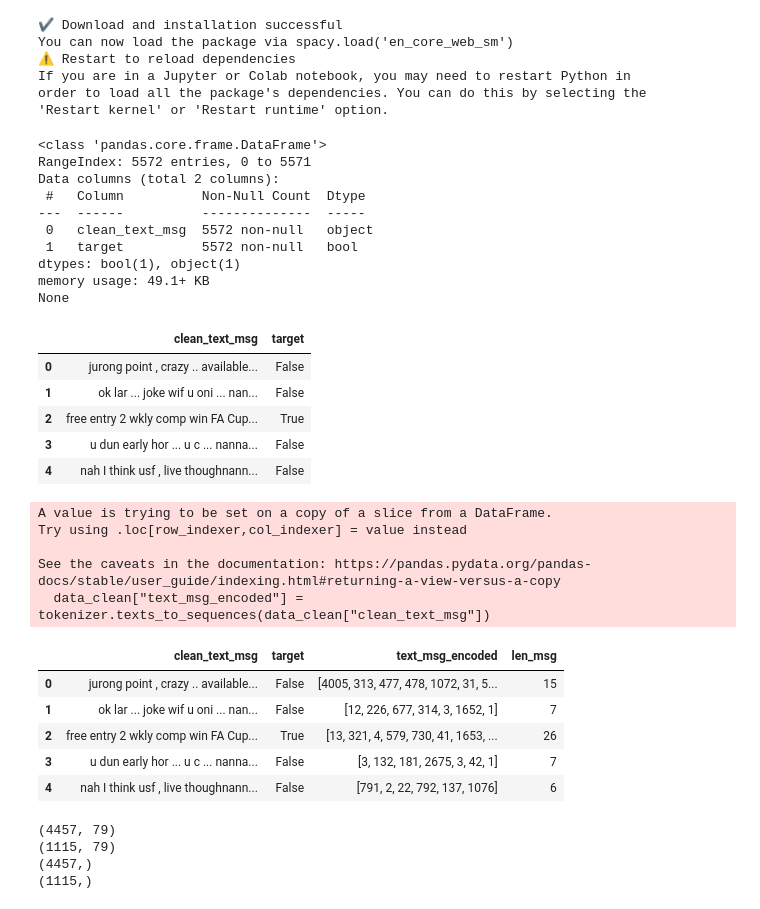
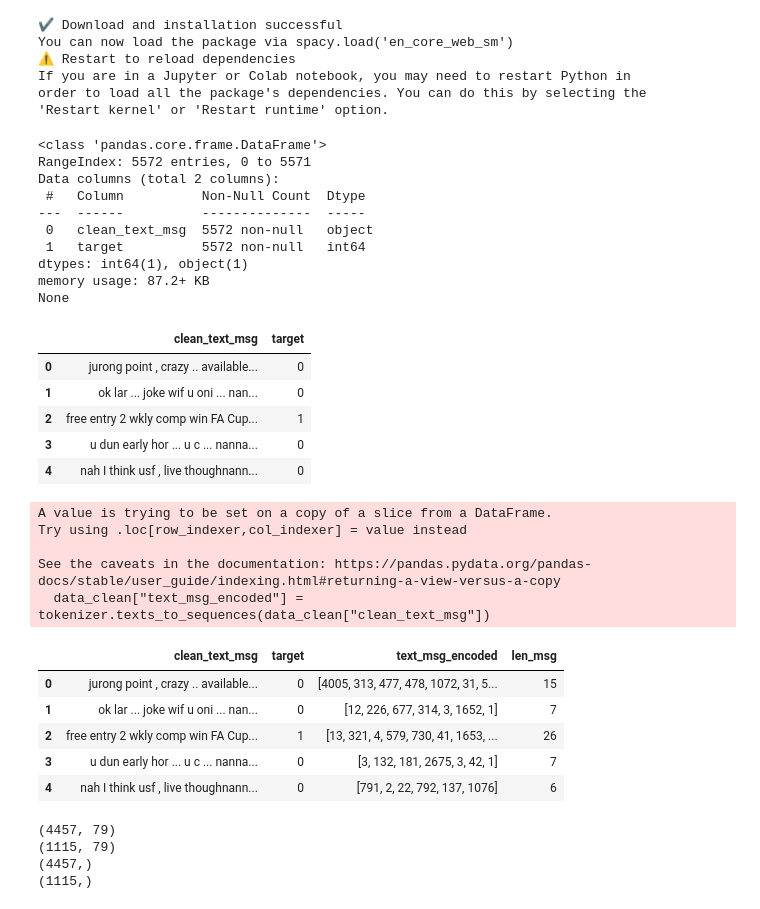
Before and after one commit to Mathias-Samson/Data_Science_Full_Stack_03-24, a Jupyter notebook: 06_DEEP_LEARNING_At&t/AT&T_deliverable_01.ipynb, the cells around one changed output. Drawn from its saved outputs; the diff is of its cells as text; code cells hidden in the pictures.

```diff
--- a/06_DEEP_LEARNING_At&t/AT&T_deliverable_01.ipynb
+++ b/06_DEEP_LEARNING_At&t/AT&T_deliverable_01.ipynb
@@ -136,29 +148,30 @@ from spacy.lang.en.stop_words import STOP_WORDS
 # %%
 # preprocessing text messages to be able to train the model
 
 dataset["clean_text_msg"] = dataset["text_msg"].apply(lambda x:''.join(ch for ch in x if ch.isalnum() or ch==" "))
 dataset["clean_text_msg"] = dataset["text_msg"].apply(lambda x: x.replace(" +"," ").lower().strip())
 dataset["clean_text_msg"] = dataset["text_msg"].apply(lambda x: " ".join([token.lemma_ for token in nlp(x) if (token.lemma_ not in STOP_WORDS) & (token.text not in STOP_WORDS)]))
+dataset["target"] = dataset["target"].astype("int")
 data_clean = dataset[["clean_text_msg","target"]]
 print(data_clean.info())
 data_clean.head()
 # %% [output]
 <class 'pandas.core.frame.DataFrame'>
 RangeIndex: 5572 entries, 0 to 5571
 Data columns (total 2 columns):
  #   Column          Non-Null Count  Dtype
 ---  ------          --------------  -----
  0   clean_text_msg  5572 non-null   object
- 1   target          5572 non-null   bool
-dtypes: bool(1), object(1)
-memory usage: 49.1+ KB
+ 1   target          5572 non-null   int64
+dtypes: int64(1), object(1)
+memory usage: 87.2+ KB
 None
 |  | clean_text_msg | target |
-| 0 | jurong point , crazy .. available... | False |
-| 1 | ok lar ... joke wif u oni ... nan... | False |
-| 2 | free entry 2 wkly comp win FA Cup... | True |
-| 3 | u dun early hor ... u c ... nanna... | False |
-| 4 | nah I think usf , live thoughnann... | False |
+| 0 | jurong point , crazy .. available... | 0 |
+| 1 | ok lar ... joke wif u oni ... nan... | 0 |
+| 2 | free entry 2 wkly comp win FA Cup... | 1 |
+| 3 | u dun early hor ... u c ... nanna... | 0 |
+| 4 | nah I think usf , live thoughnann... | 0 |
 # %%
 # Tokenizing the text messages
 
@@ -175,10 +188,10 @@ Try using .loc[row_indexer,col_indexer] = value instead
 See the caveats in the documentation: https://pandas.pydata.org/pandas-docs/stable/user_guide/indexing.html#returning-a-view-versus-a-copy
   data_clean["text_msg_encoded"] = tokenizer.texts_to_sequences(data_clean["clean_text_msg"])
 |  | clean_text_msg | target | text_msg_encoded | len_msg |
-| 0 | jurong point , crazy .. available... | False | [4005, 313, 477, 478, 1072, 31, 5... | 15 |
-| 1 | ok lar ... joke wif u oni ... nan... | False | [12, 226, 677, 314, 3, 1652, 1] | 7 |
-| 2 | free entry 2 wkly comp win FA Cup... | True | [13, 321, 4, 579, 730, 41, 1653, ... | 26 |
-| 3 | u dun early hor ... u c ... nanna... | False | [3, 132, 181, 2675, 3, 42, 1] | 7 |
-| 4 | nah I think usf , live thoughnann... | False | [791, 2, 22, 792, 137, 1076] | 6 |
+| 0 | jurong point , crazy .. available... | 0 | [4005, 313, 477, 478, 1072, 31, 5... | 15 |
+| 1 | ok lar ... joke wif u oni ... nan... | 0 | [12, 226, 677, 314, 3, 1652, 1] | 7 |
+| 2 | free entry 2 wkly comp win FA Cup... | 1 | [13, 321, 4, 579, 730, 41, 1653, ... | 26 |
+| 3 | u dun early hor ... u c ... nanna... | 0 | [3, 132, 181, 2675, 3, 42, 1] | 7 |
+| 4 | nah I think usf , live thoughnann... | 0 | [791, 2, 22, 792, 137, 1076] | 6 |
 # %%
 # Train test split, include target
```
Also changed, not shown: parts of 26 cells of this notebook.
